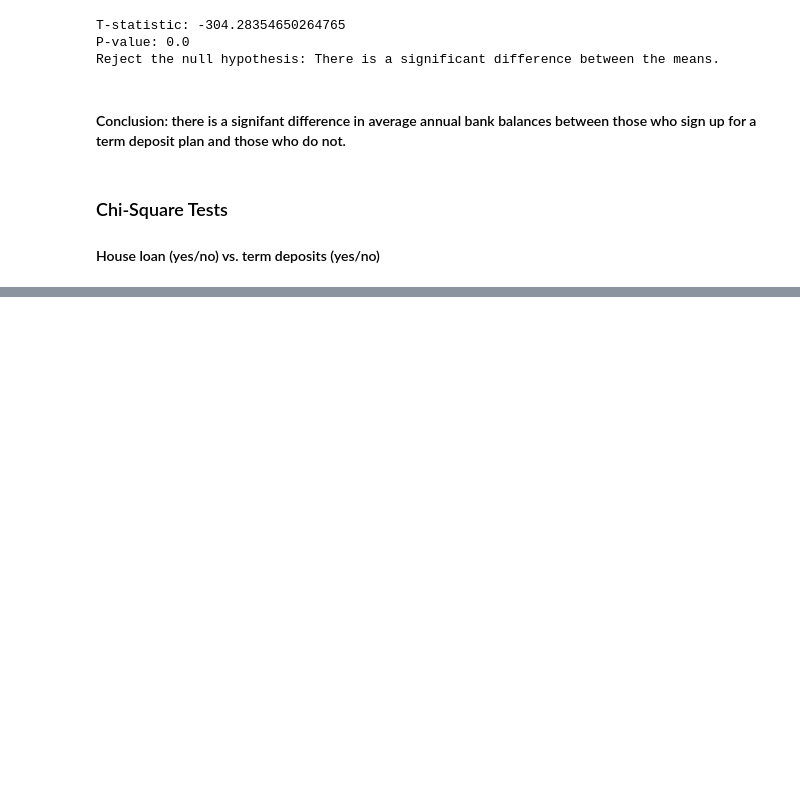
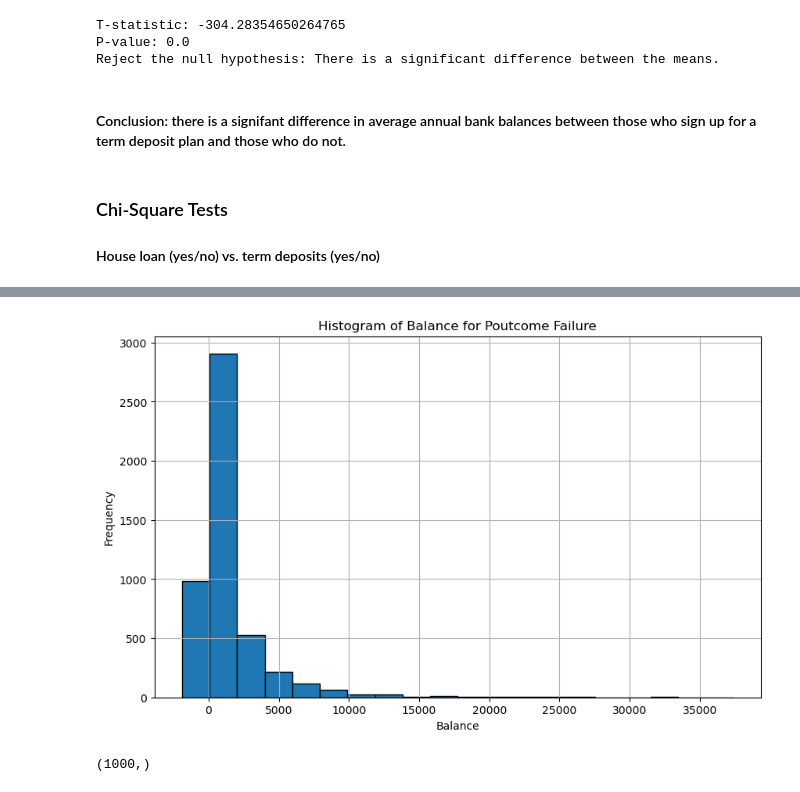
Before and after one commit to briggyx/bank_marketing_analysis, a Jupyter notebook: src/hypothesis_tests.ipynb, the cells around one changed output, grey strips where cells are left out. Drawn from its saved outputs; the diff is of its cells as text; code cells hidden in the pictures; blank space fills up the shorter version.

```diff
--- a/src/hypothesis_tests.ipynb
+++ b/src/hypothesis_tests.ipynb
@@ -161,0 +480,2 @@ Reject the null hypothesis: There is a significant difference between the means.
+# %%
+new_df = df[['poutcome_failure', 'poutcome_other', 'poutcome_success', 'poutcome_unknown', 'balance']].copy()
@@ -161,0 +498,5 @@ Reject the null hypothesis: There is a significant difference between the means.
+# %%
+poutcome_failure_df = new_df[new_df['poutcome_failure'] == 1][['balance']]
+poutcome_other_df = new_df[new_df['poutcome_other'] == 1][['balance']]
+poutcome_success_df = new_df[new_df['poutcome_success'] == 1][['balance']]
+poutcome_unknown_df = new_df[new_df['poutcome_unknown'] == 1][['balance']]
@@ -161,0 +518,10 @@ Reject the null hypothesis: There is a significant difference between the means.
+# %%
+plt.figure(figsize=(10, 6))
+plt.hist(poutcome_failure_df['balance'], bins=20, edgecolor='black')
+plt.title('Histogram of Balance for Poutcome Failure')
+plt.xlabel('Balance')
+plt.ylabel('Frequency')
+plt.grid(True)
+plt.show()
+# %% [output]
+[figure, added]
@@ -161,0 +548,4 @@ Reject the null hypothesis: There is a significant difference between the means.
+# %%
+bootstrap_failure.shape
+# %% [output]
+(1000,)
```
Also changed, not shown: parts of 37 cells of this notebook, 1 other file.
